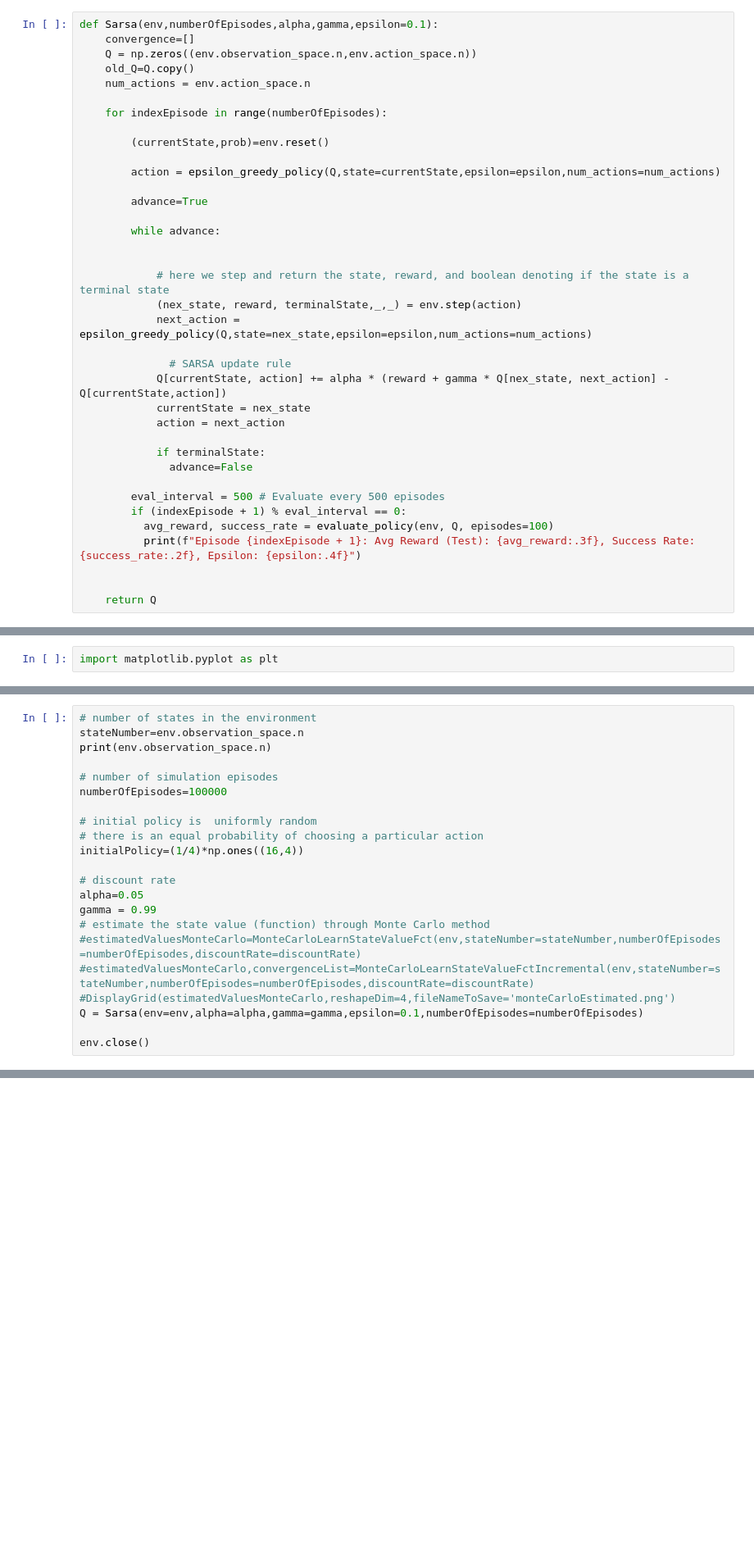
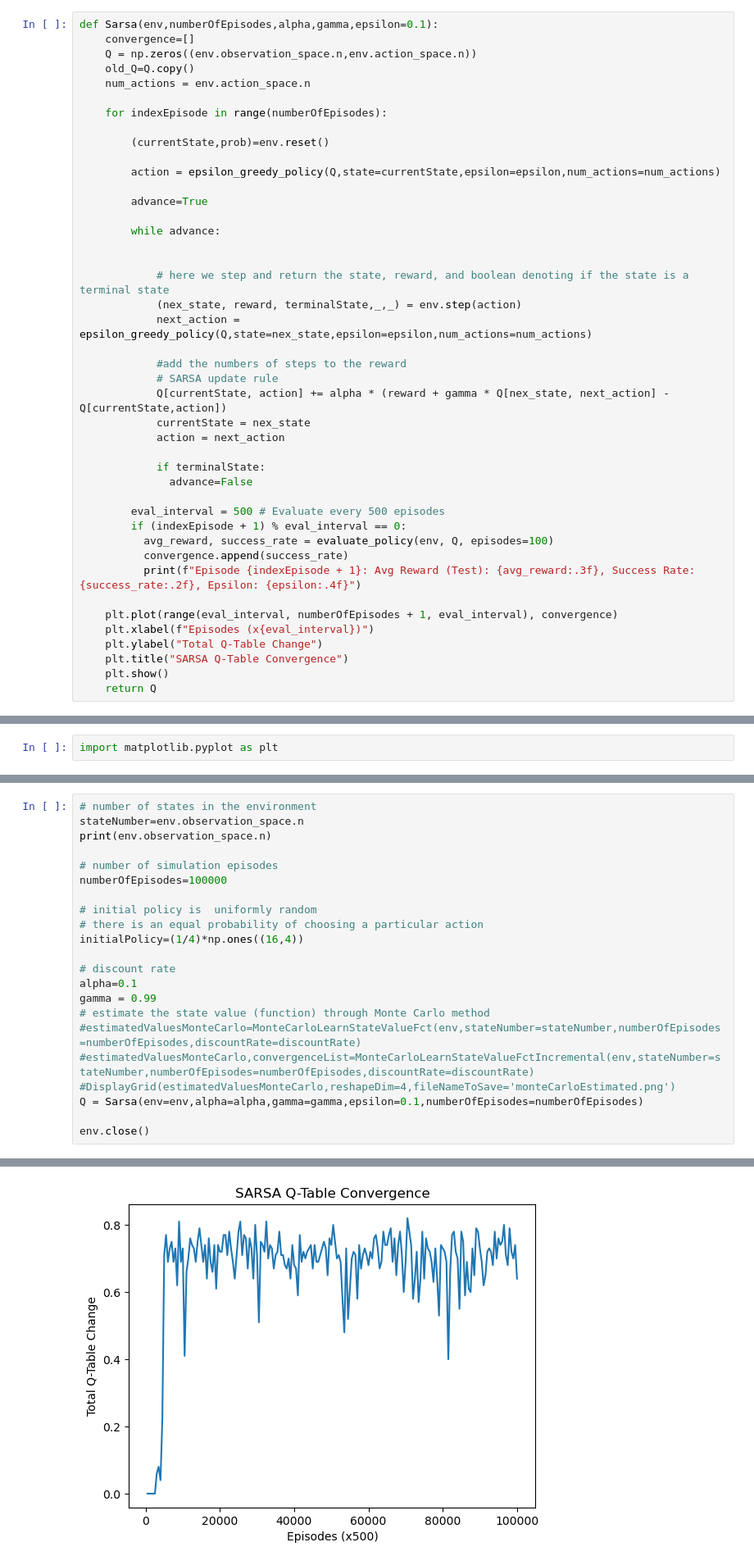
Before and after one commit to Zanehisako/SMA, a Jupyter notebook: MontecarloEvaluation.ipynb, the cells around one changed output, grey strips where cells are left out. Shown: that part at 82% size. Cells and saved outputs as stored; diff of their text form; blank space fills up the shorter version.

Commit message:
added a plot to better see the convergence

```diff
--- a/MontecarloEvaluation.ipynb
+++ b/MontecarloEvaluation.ipynb
@@ -320,7 +320,8 @@ def Sarsa(env,numberOfEpisodes,alpha,gamma,epsilon=0.1):
             (nex_state, reward, terminalState,_,_) = env.step(action)
             next_action = epsilon_greedy_policy(Q,state=nex_state,epsilon=epsilon,num_actions=num_actions)
 
-              # SARSA update rule
+            #add the numbers of steps to the reward
+            # SARSA update rule
             Q[currentState, action] += alpha * (reward + gamma * Q[nex_state, next_action] - Q[currentState,action])
             currentState = nex_state
             action = next_action
@@ -331,9 +332,14 @@ def Sarsa(env,numberOfEpisodes,alpha,gamma,epsilon=0.1):
         eval_interval = 500 # Evaluate every 500 episodes
         if (indexEpisode + 1) % eval_interval == 0:
           avg_reward, success_rate = evaluate_policy(env, Q, episodes=100)
+          convergence.append(success_rate)
           print(f"Episode {indexEpisode + 1}: Avg Reward (Test): {avg_reward:.3f}, Success Rate: {success_rate:.2f}, Epsilon: {epsilon:.4f}")
 
-
+    plt.plot(range(eval_interval, numberOfEpisodes + 1, eval_interval), convergence)
+    plt.xlabel(f"Episodes (x{eval_interval})")
+    plt.ylabel("Total Q-Table Change")
+    plt.title("SARSA Q-Table Convergence")
+    plt.show()
     return Q
 # %%
 #  visualization
@@ -424,7 +430,7 @@ numberOfEpisodes=100000
 initialPolicy=(1/4)*np.ones((16,4))
 
 # discount rate
-alpha=0.05
+alpha=0.1
 gamma = 0.99
 # estimate the state value (function) through Monte Carlo method
 #estimatedValuesMonteCarlo=MonteCarloLearnStateValueFct(env,stateNumber=stateNumber,numberOfEpisodes=numberOfEpisodes,discountRate=discountRate)
@@ -454,3 +460,4 @@ Episode 100000: Avg Reward (Test): 0.660, Success Rate: 0.66, Epsilon: 0.1000
+[figure, added]
 # %%
 
 env_render = gym.make("FrozenLake-v1",render_mode="human")
```
Also changed, not shown: parts of 2 cells of this notebook.
